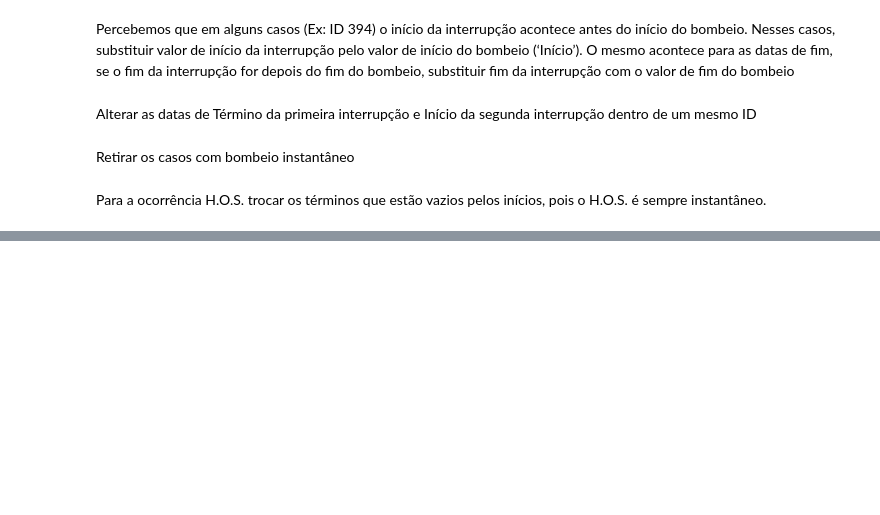
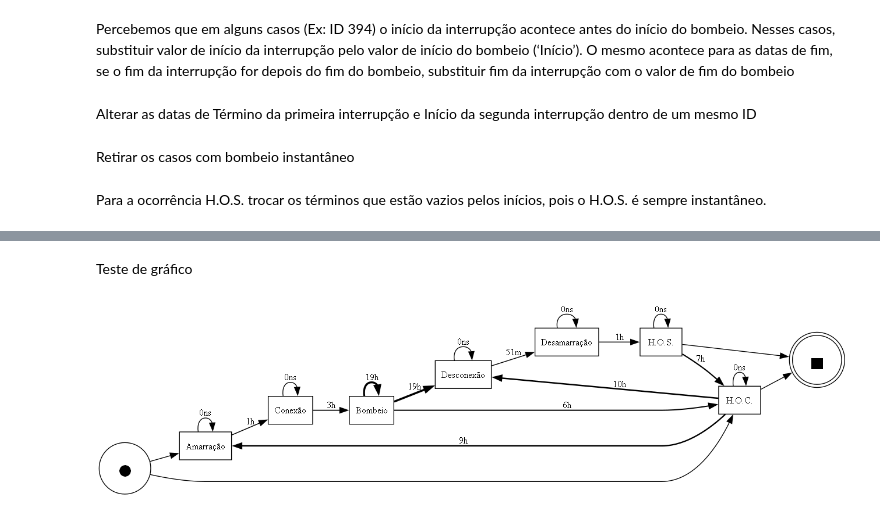
Before and after one commit to gabriellaserra/Process-mining-novo, a Jupyter notebook: Notebooks/Tratamento_Completo.ipynb, the cells around one changed output, grey strips where cells are left out. Saved outputs shown, nothing was run; the diff lists cells and outputs as text; code cells hidden in the pictures; blank space fills up the shorter version.

```diff
--- a/Notebooks/Tratamento_Completo.ipynb
+++ b/Notebooks/Tratamento_Completo.ipynb
@@ -368,0 +393,13 @@ df_resultado.describe().round(2)
+# %% [markdown]
+Teste de gráfico
+# %%
+import pm4py
+
+if __name__ == "__main__":
+    #Lê o arquivo xlsx que contém o log de eventos
+    log = pd.read_excel('Arquivos\\base_final.xlsx')
+    log['ID'] = log['ID'].astype(str)
+    performance_dfg, start_activities, end_activities = pm4py.discover_performance_dfg(log, case_id_key='ID', activity_key='Ocorrência', timestamp_key='Início')
+    pm4py.view_performance_dfg(performance_dfg, start_activities, end_activities)
+# %% [output]
+[figure, added]
```
Also changed, not shown: parts of 13 cells of this notebook.
